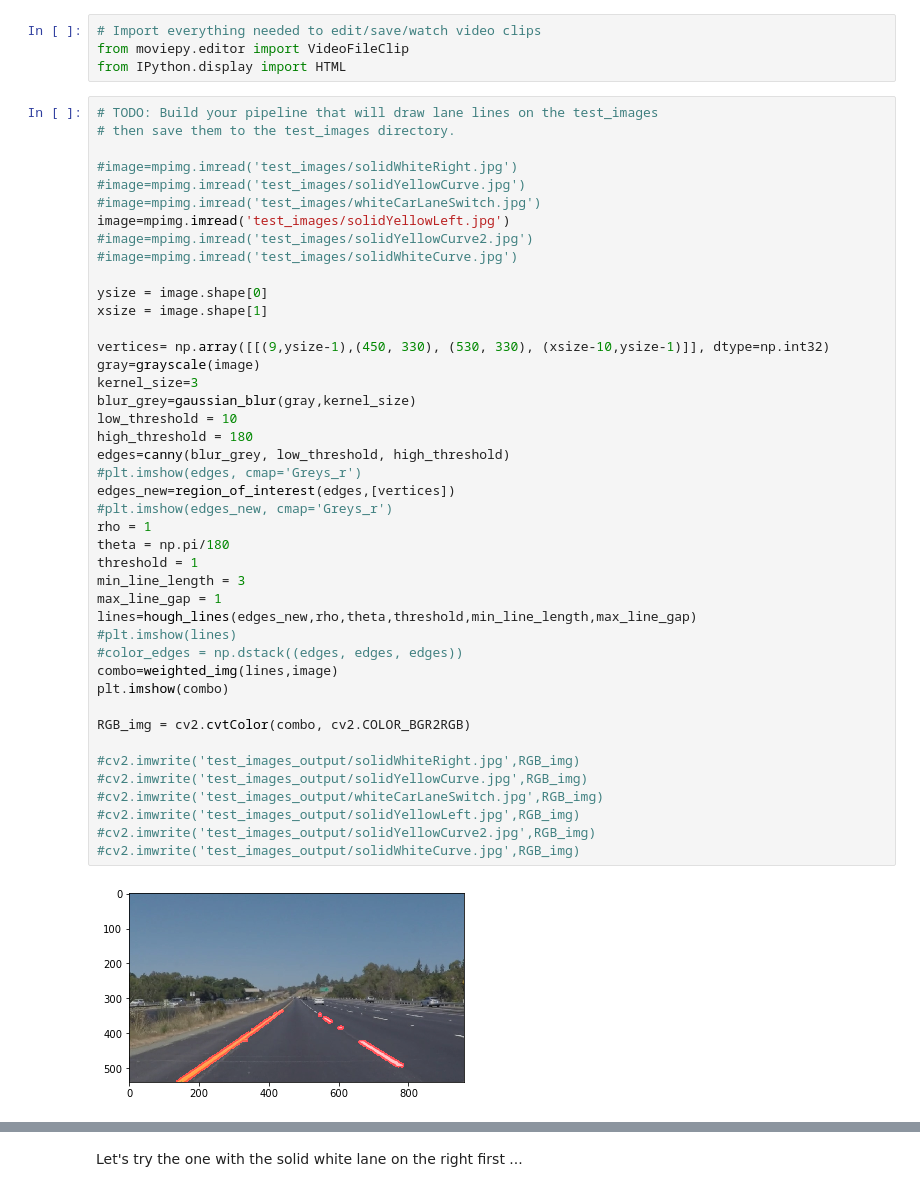
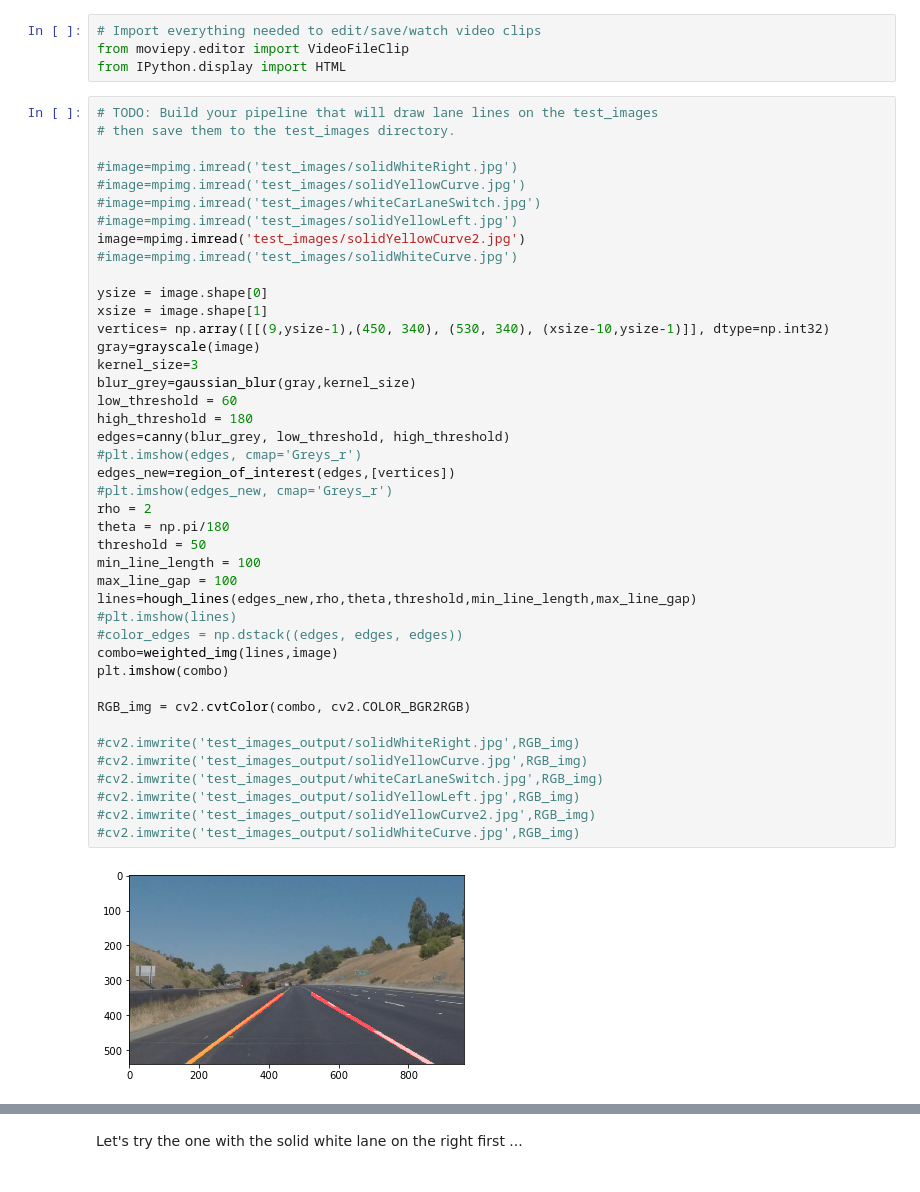
Before and after one commit to yuanisbug/CarND-LaneLines-P1, a Jupyter notebook: P1.ipynb, the cells around one changed output, grey strips where cells are left out. Saved outputs shown, nothing was run; the diff lists cells and outputs as text.

```diff
--- a/P1.ipynb
+++ b/P1.ipynb
@@ -251,44 +262,43 @@ from IPython.display import HTML
 #image=mpimg.imread('test_images/solidWhiteRight.jpg')
 #image=mpimg.imread('test_images/solidYellowCurve.jpg')
 #image=mpimg.imread('test_images/whiteCarLaneSwitch.jpg')
-image=mpimg.imread('test_images/solidYellowLeft.jpg')
-#image=mpimg.imread('test_images/solidYellowCurve2.jpg')
+#image=mpimg.imread('test_images/solidYellowLeft.jpg')
+image=mpimg.imread('test_images/solidYellowCurve2.jpg')
 #image=mpimg.imread('test_images/solidWhiteCurve.jpg')
 
 ysize = image.shape[0]
 xsize = image.shape[1]
-
-vertices= np.array([[(9,ysize-1),(450, 330), (530, 330), (xsize-10,ysize-1)]], dtype=np.int32)
+vertices= np.array([[(9,ysize-1),(450, 340), (530, 340), (xsize-10,ysize-1)]], dtype=np.int32)
 gray=grayscale(image)
 kernel_size=3
 blur_grey=gaussian_blur(gray,kernel_size)
-low_threshold = 10
+low_threshold = 60
 high_threshold = 180
 edges=canny(blur_grey, low_threshold, high_threshold)
 #plt.imshow(edges, cmap='Greys_r')
 edges_new=region_of_interest(edges,[vertices])
 #plt.imshow(edges_new, cmap='Greys_r')
-rho = 1
+rho = 2
 theta = np.pi/180
-threshold = 1
-min_line_length = 3
-max_line_gap = 1
+threshold = 50
+min_line_length = 100
+max_line_gap = 100
 lines=hough_lines(edges_new,rho,theta,threshold,min_line_length,max_line_gap)
 #plt.imshow(lines)
 #color_edges = np.dstack((edges, edges, edges))
 combo=weighted_img(lines,image)
 plt.imshow(combo)
 
 RGB_img = cv2.cvtColor(combo, cv2.COLOR_BGR2RGB)
 
 #cv2.imwrite('test_images_output/solidWhiteRight.jpg',RGB_img)
 #cv2.imwrite('test_images_output/solidYellowCurve.jpg',RGB_img)
 #cv2.imwrite('test_images_output/whiteCarLaneSwitch.jpg',RGB_img)
 #cv2.imwrite('test_images_output/solidYellowLeft.jpg',RGB_img)
 #cv2.imwrite('test_images_output/solidYellowCurve2.jpg',RGB_img)
 #cv2.imwrite('test_images_output/solidWhiteCurve.jpg',RGB_img)
 # %% [output]
-[figure, old version]
+[figure, new version]
 # %%
 def process_image(image):
     # NOTE: The output you return should be a color image (3 channel) for processing video below
```
Also changed, not shown: parts of 5 cells of this notebook, 2 other files.
